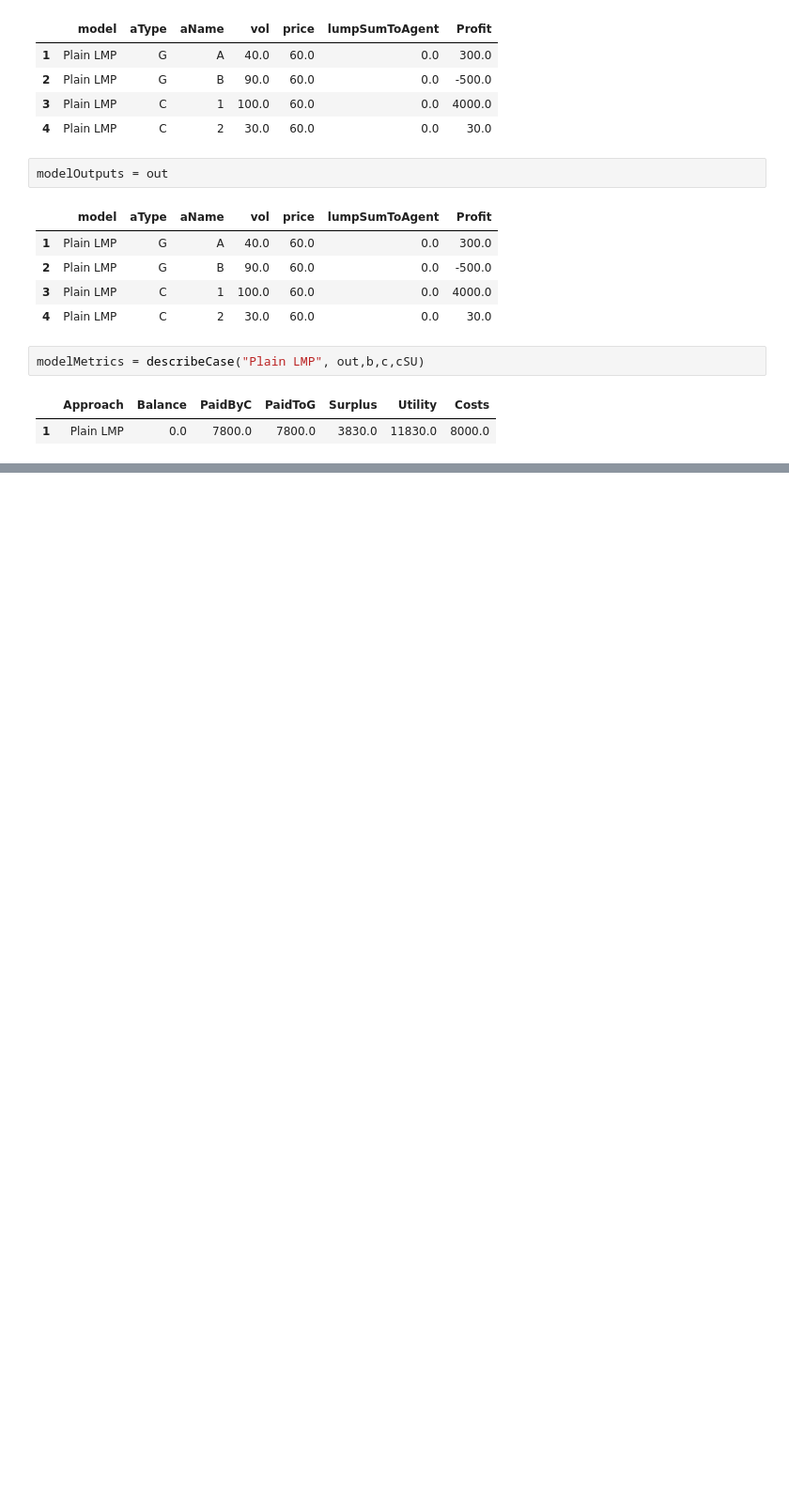
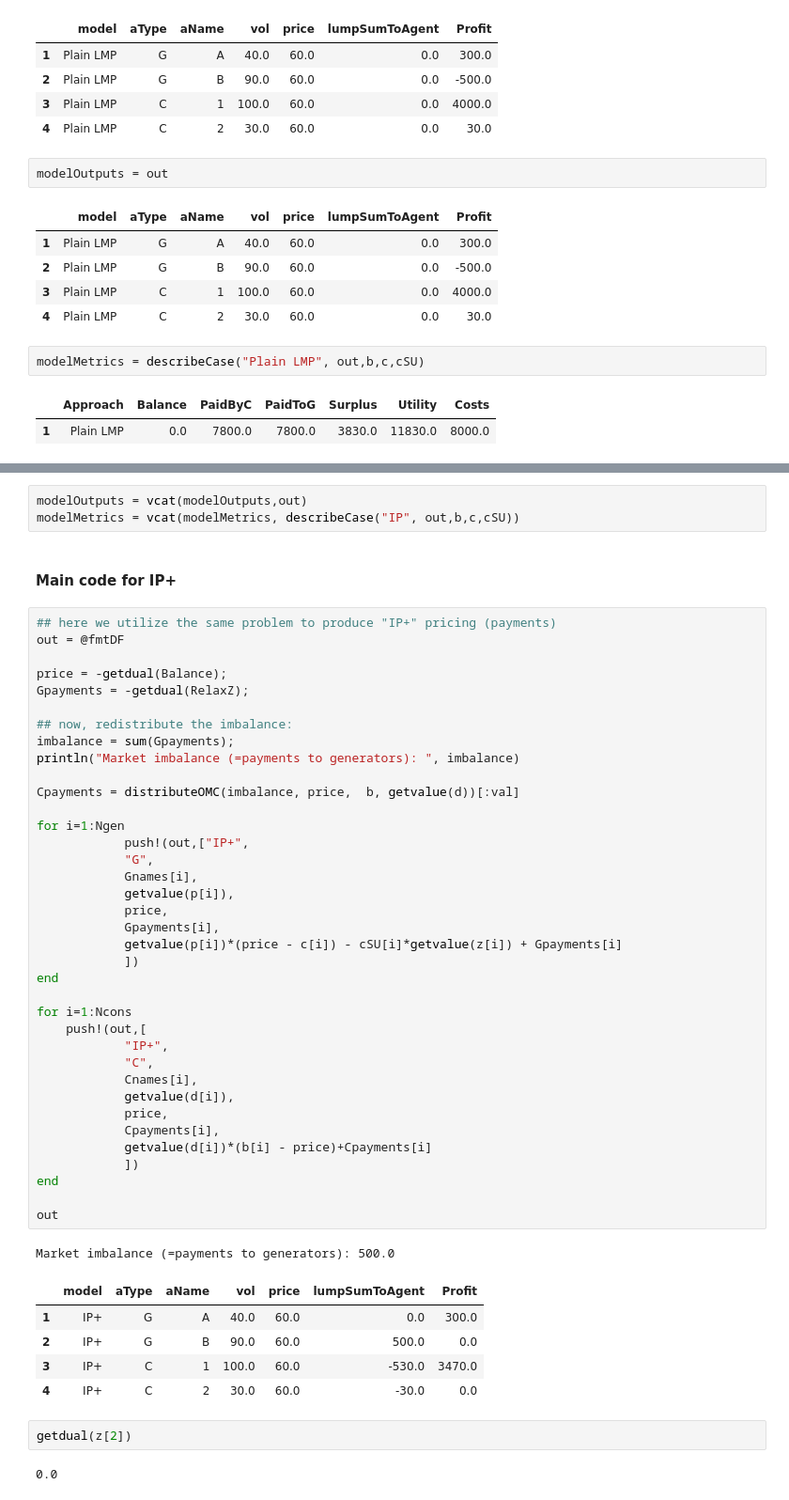
Before and after one commit to alex-bochkarev/LMP-approaches, a Jupyter notebook: src/LMP_comp.ipynb, the cells around one changed output, grey strips where cells are left out. Shown at 94% size. Drawn from its saved outputs; the diff is of its cells as text; blank space fills up the shorter version.

```diff
--- a/src/LMP_comp.ipynb
+++ b/src/LMP_comp.ipynb
@@ -442,0 +525,53 @@ modelMetrics = describeCase("Plain LMP", out,b,c,cSU)
+# %%
+modelOutputs = vcat(modelOutputs,out)
+modelMetrics = vcat(modelMetrics, describeCase("IP", out,b,c,cSU))
+# %% [markdown]
+#### Main code for IP+
+# %%
+## here we utilize the same problem to produce "IP+" pricing (payments)
+out = @fmtDF
+
+price = -getdual(Balance);
+Gpayments = -getdual(RelaxZ);
+
+## now, redistribute the imbalance:
+imbalance = sum(Gpayments);
+println("Market imbalance (=payments to generators): ", imbalance)
+
+Cpayments = distributeOMC(imbalance, price,  b, getvalue(d))[:val]
+
+for i=1:Ngen
+            push!(out,["IP+",
+            "G",
+            Gnames[i],
+            getvalue(p[i]),
+            price,
+            Gpayments[i],
+            getvalue(p[i])*(price - c[i]) - cSU[i]*getvalue(z[i]) + Gpayments[i]
+            ])
+end
+
+for i=1:Ncons
+    push!(out,[
+            "IP+",
+            "C",
+            Cnames[i],
+            getvalue(d[i]),
+            price,
+            Cpayments[i],
+            getvalue(d[i])*(b[i] - price)+Cpayments[i]
+            ])
+end
+
+out
+# %% [output]
+Market imbalance (=payments to generators): 500.0
+|  | model | aType | aName | vol | price | lumpSumToAgent | Profit |
+| 1 | IP+ | G | A | 40.0 | 60.0 | 0.0 | 300.0 |
+| 2 | IP+ | G | B | 90.0 | 60.0 | 500.0 | 0.0 |
+| 3 | IP+ | C | 1 | 100.0 | 60.0 | -530.0 | 3470.0 |
+| 4 | IP+ | C | 2 | 30.0 | 60.0 | -30.0 | 0.0 |
+# %%
+getdual(z[2])
+# %% [output]
+0.0
```
Also changed, not shown: parts of 19 cells of this notebook.
